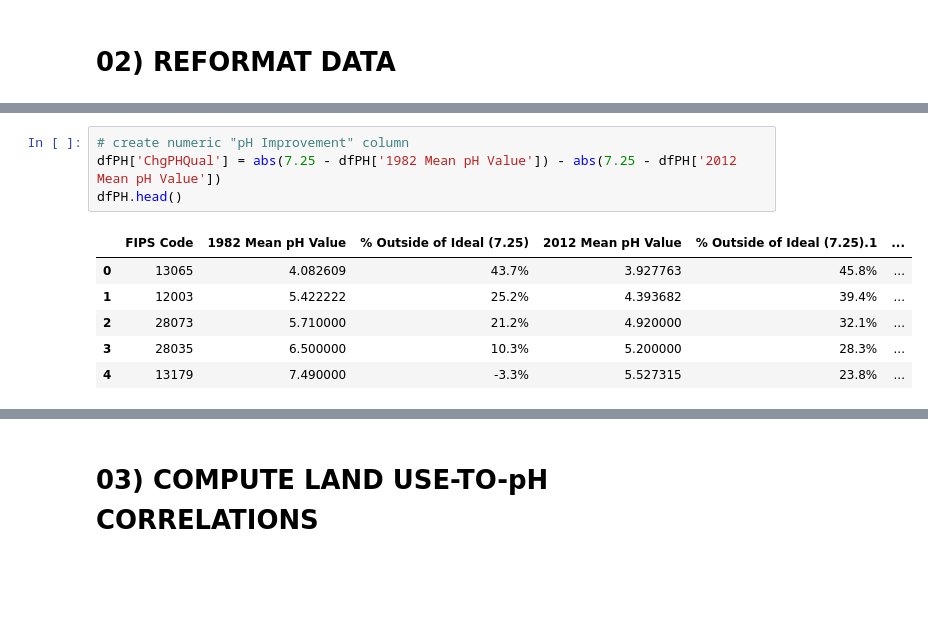
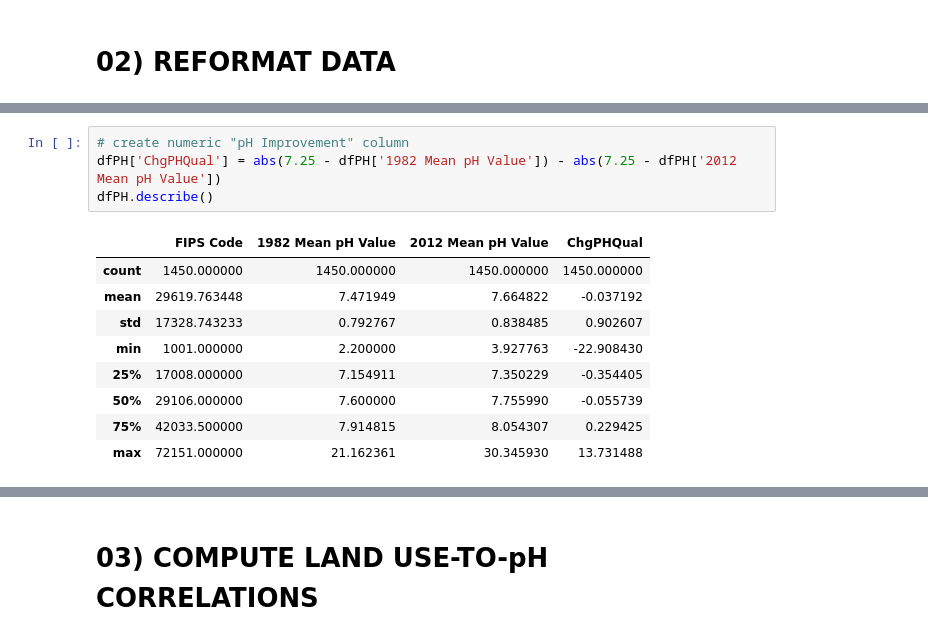
Before and after one commit to ekenigsberg/BootCampProject01-2019-07-06, a Jupyter notebook: Water Quality 01.ipynb, the cells around one changed output, grey strips where cells are left out. Saved outputs shown, nothing was run; the diff lists cells and outputs as text; blank space fills up the shorter version.

```diff
--- a/Water Quality 01.ipynb
+++ b/Water Quality 01.ipynb
@@ -60,12 +69,15 @@ dfLand.head()
 # %%
 # create numeric "pH Improvement" column
 dfPH['ChgPHQual'] = abs(7.25 - dfPH['1982 Mean pH Value']) - abs(7.25 - dfPH['2012 Mean pH Value'])
-dfPH.head()
+dfPH.describe()
 # %% [output]
-|  | FIPS Code | 1982 Mean pH Value | % Outside of Ideal (7.25) | 2012 Mean pH Value | % Outside of Ideal (7.25).1 | ... |
-| 0 | 13065 | 4.082609 | 43.7% | 3.927763 | 45.8% | ... |
-| 1 | 12003 | 5.422222 | 25.2% | 4.393682 | 39.4% | ... |
-| 2 | 28073 | 5.710000 | 21.2% | 4.920000 | 32.1% | ... |
-| 3 | 28035 | 6.500000 | 10.3% | 5.200000 | 28.3% | ... |
-| 4 | 13179 | 7.490000 | -3.3% | 5.527315 | 23.8% | ... |
+|  | FIPS Code | 1982 Mean pH Value | 2012 Mean pH Value | ChgPHQual |
+| count | 1450.000000 | 1450.000000 | 1450.000000 | 1450.000000 |
+| mean | 29619.763448 | 7.471949 | 7.664822 | -0.037192 |
+| std | 17328.743233 | 0.792767 | 0.838485 | 0.902607 |
+| min | 1001.000000 | 2.200000 | 3.927763 | -22.908430 |
+| 25% | 17008.000000 | 7.154911 | 7.350229 | -0.354405 |
+| 50% | 29106.000000 | 7.600000 | 7.755990 | -0.055739 |
+| 75% | 42033.500000 | 7.914815 | 8.054307 | 0.229425 |
+| max | 72151.000000 | 21.162361 | 30.345930 | 13.731488 |
 # %%
```
Also changed, not shown: parts of 21 cells of this notebook, 3 other files.
